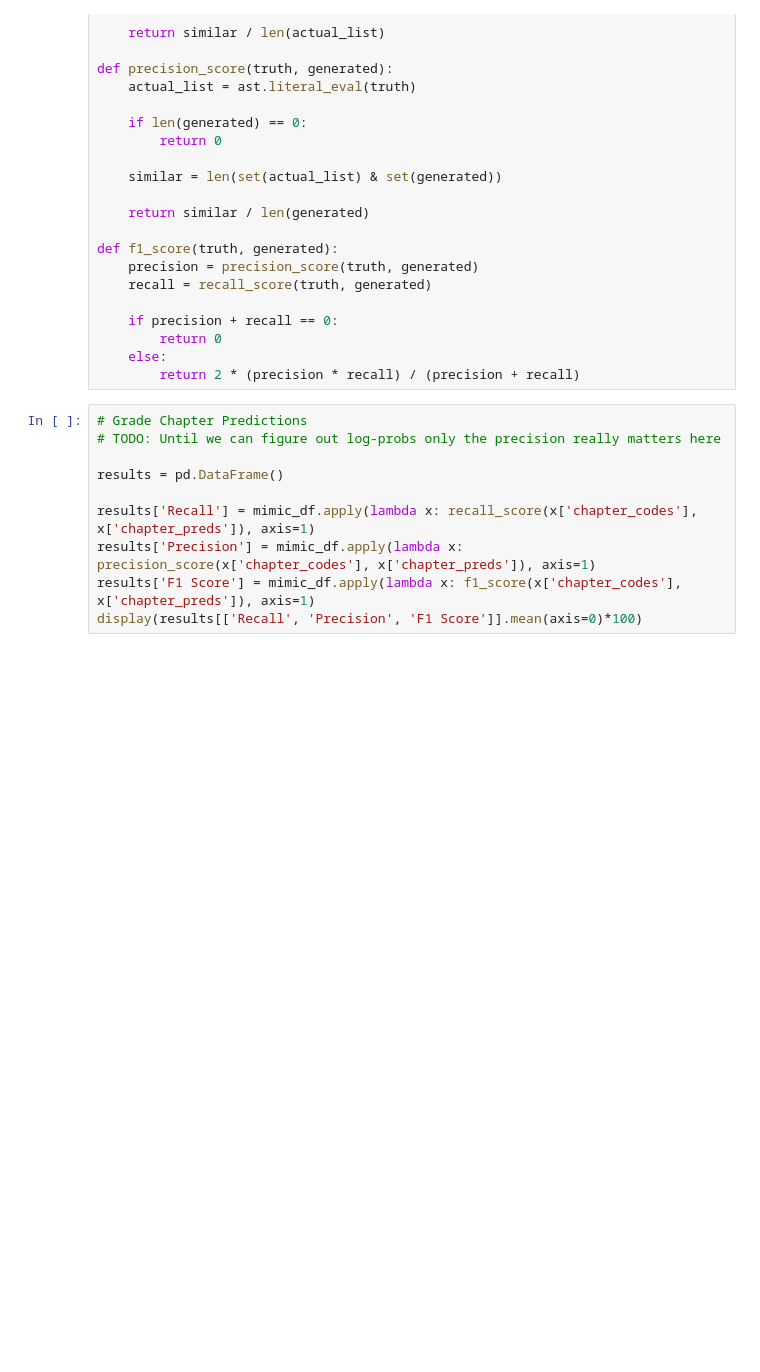
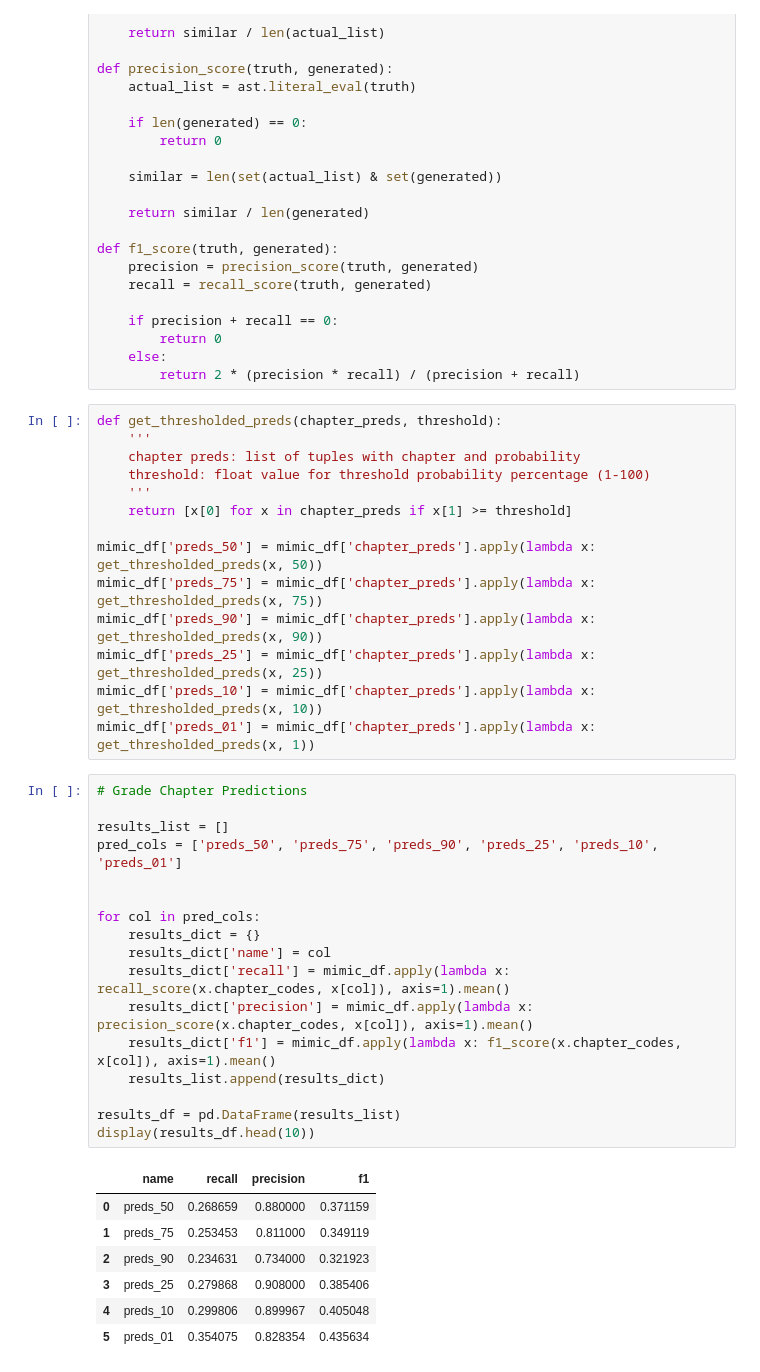
Before and after one commit to zso3n3n/mimic-iii-medcode-azure, a Jupyter notebook: 04b_aoai_ft.ipynb, the cells around one changed output. Saved outputs shown, nothing was run; the diff lists cells and outputs as text; blank space fills up the shorter version.

```diff
--- a/04b_aoai_ft.ipynb
+++ b/04b_aoai_ft.ipynb
@@ -160,13 +212,42 @@ def f1_score(truth, generated):
         return 0
     else:
         return 2 * (precision * recall) / (precision + recall)
+# %%
+def get_thresholded_preds(chapter_preds, threshold):
+    '''
+    chapter preds: list of tuples with chapter and probability
+    threshold: float value for threshold probability percentage (1-100)
+    '''
+    return [x[0] for x in chapter_preds if x[1] >= threshold]
+
+mimic_df['preds_50'] = mimic_df['chapter_preds'].apply(lambda x: get_thresholded_preds(x, 50))
+mimic_df['preds_75'] = mimic_df['chapter_preds'].apply(lambda x: get_thresholded_preds(x, 75))
+mimic_df['preds_90'] = mimic_df['chapter_preds'].apply(lambda x: get_thresholded_preds(x, 90))
+mimic_df['preds_25'] = mimic_df['chapter_preds'].apply(lambda x: get_thresholded_preds(x, 25))
+mimic_df['preds_10'] = mimic_df['chapter_preds'].apply(lambda x: get_thresholded_preds(x, 10))
+mimic_df['preds_01'] = mimic_df['chapter_preds'].apply(lambda x: get_thresholded_preds(x, 1))
 # %%
 # Grade Chapter Predictions
-# TODO: Until we can figure out log-probs only the precision really matters here
 
-results = pd.DataFrame()
+results_list = []
+pred_cols = ['preds_50', 'preds_75', 'preds_90', 'preds_25', 'preds_10', 'preds_01']
 
-results['Recall'] = mimic_df.apply(lambda x: recall_score(x['chapter_codes'], x['chapter_preds']), axis=1)
-results['Precision'] = mimic_df.apply(lambda x: precision_score(x['chapter_codes'], x['chapter_preds']), axis=1)
-results['F1 Score'] = mimic_df.apply(lambda x: f1_score(x['chapter_codes'], x['chapter_preds']), axis=1)
-display(results[['Recall', 'Precision', 'F1 Score']].mean(axis=0)*100)
+
+for col in pred_cols:
+    results_dict = {}
+    results_dict['name'] = col
+    results_dict['recall'] = mimic_df.apply(lambda x: recall_score(x.chapter_codes, x[col]), axis=1).mean()
+    results_dict['precision'] = mimic_df.apply(lambda x: precision_score(x.chapter_codes, x[col]), axis=1).mean()
+    results_dict['f1'] = mimic_df.apply(lambda x: f1_score(x.chapter_codes, x[col]), axis=1).mean()
+    results_list.append(results_dict)
+
+results_df = pd.DataFrame(results_list)
+display(results_df.head(10))
+# %% [output]
+|  | name | recall | precision | f1 |
+| 0 | preds_50 | 0.268659 | 0.880000 | 0.371159 |
+| 1 | preds_75 | 0.253453 | 0.811000 | 0.349119 |
+| 2 | preds_90 | 0.234631 | 0.734000 | 0.321923 |
+| 3 | preds_25 | 0.279868 | 0.908000 | 0.385406 |
+| 4 | preds_10 | 0.299806 | 0.899967 | 0.405048 |
+| 5 | preds_01 | 0.354075 | 0.828354 | 0.435634 |
```
Also changed, not shown: parts of 8 cells of this notebook.
